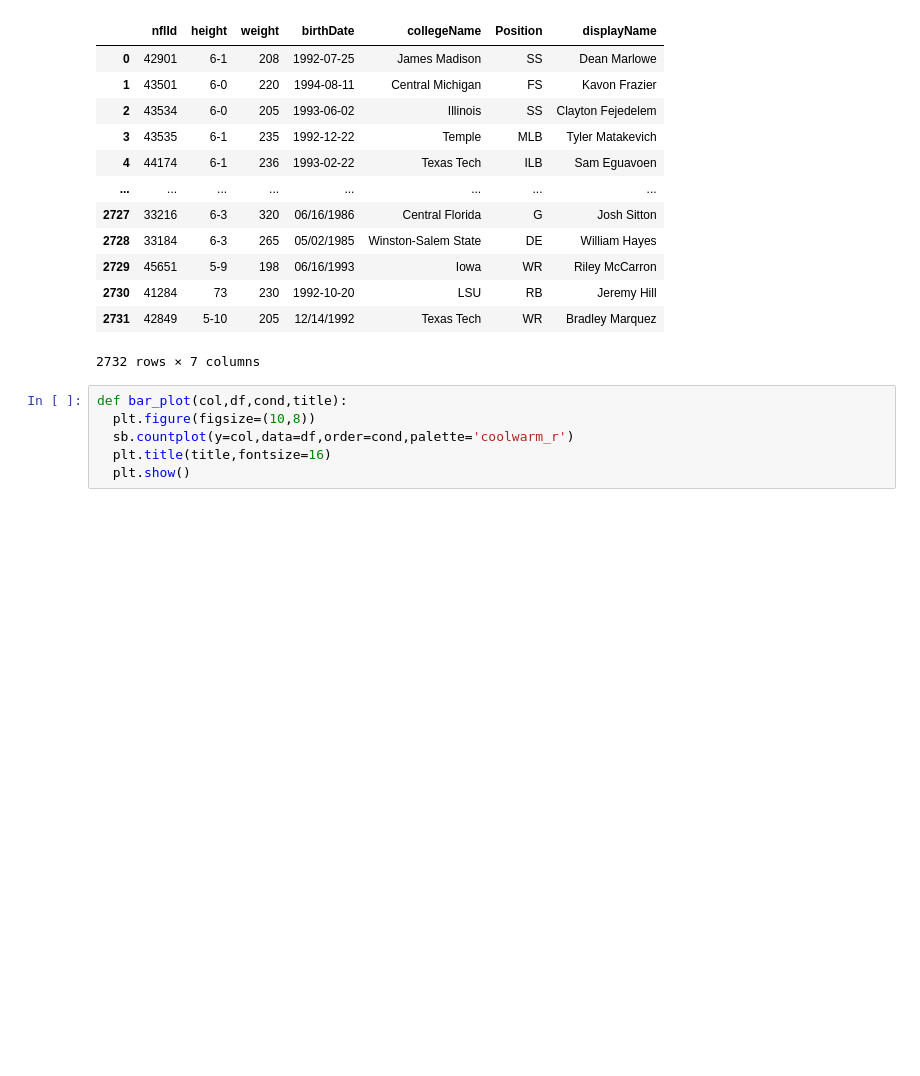
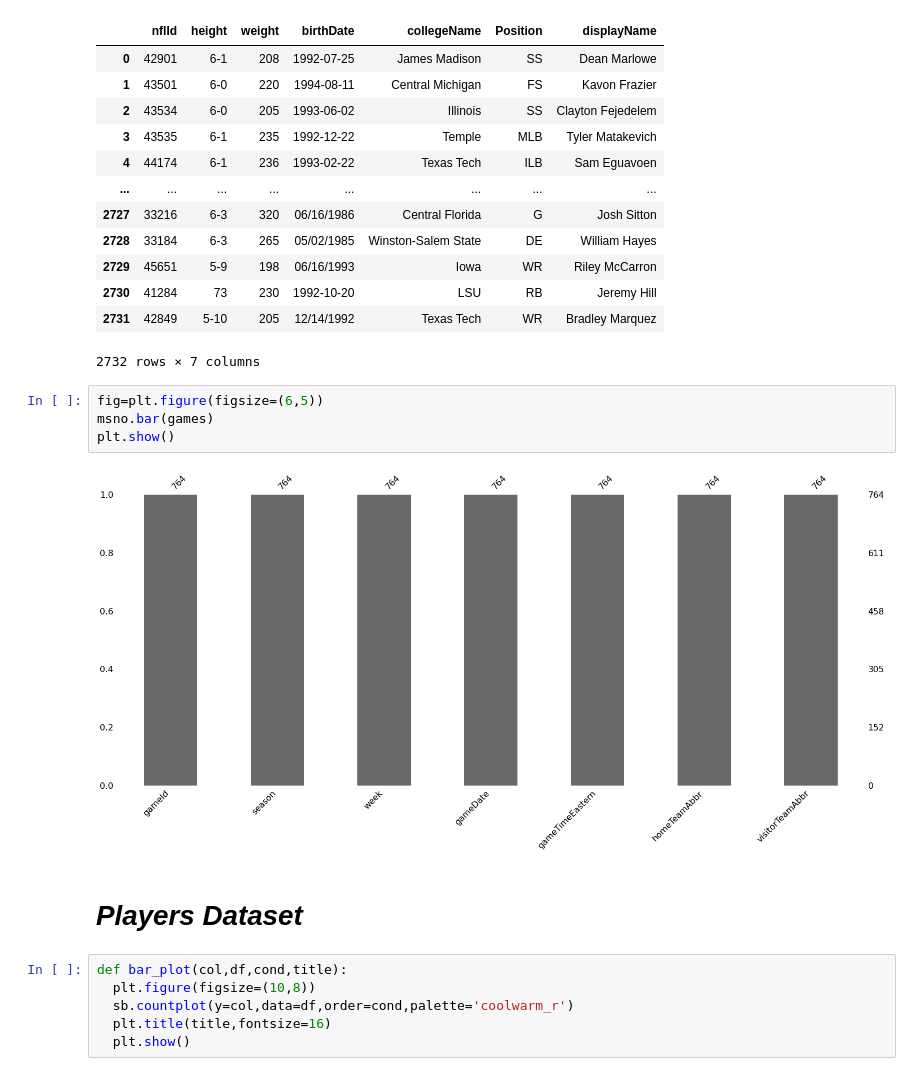
Before and after one commit to DeependraParichha1004/ML-Analysis, a Jupyter notebook: NFL.ipynb, the cells around one changed output. Drawn from its saved outputs; the diff is of its cells as text; blank space fills up the shorter version.

```diff
--- a/NFL.ipynb
+++ b/NFL.ipynb
@@ -65,6 +68,14 @@ players
 | 2730 | 41284 | 73 | 230 | 1992-10-20 | LSU | RB | Jeremy Hill |
 | 2731 | 42849 | 5-10 | 205 | 12/14/1992 | Texas Tech | WR | Bradley Marquez |
 2732 rows × 7 columns
+# %%
+fig=plt.figure(figsize=(6,5))
+msno.bar(games)
+plt.show()
+# %% [output]
+[figure, added]
+# %% [markdown]
+# *Players Dataset*
 # %%
 def bar_plot(col,df,cond,title):
   plt.figure(figsize=(10,8))
```
Also changed, not shown: parts of 36 cells of this notebook.
